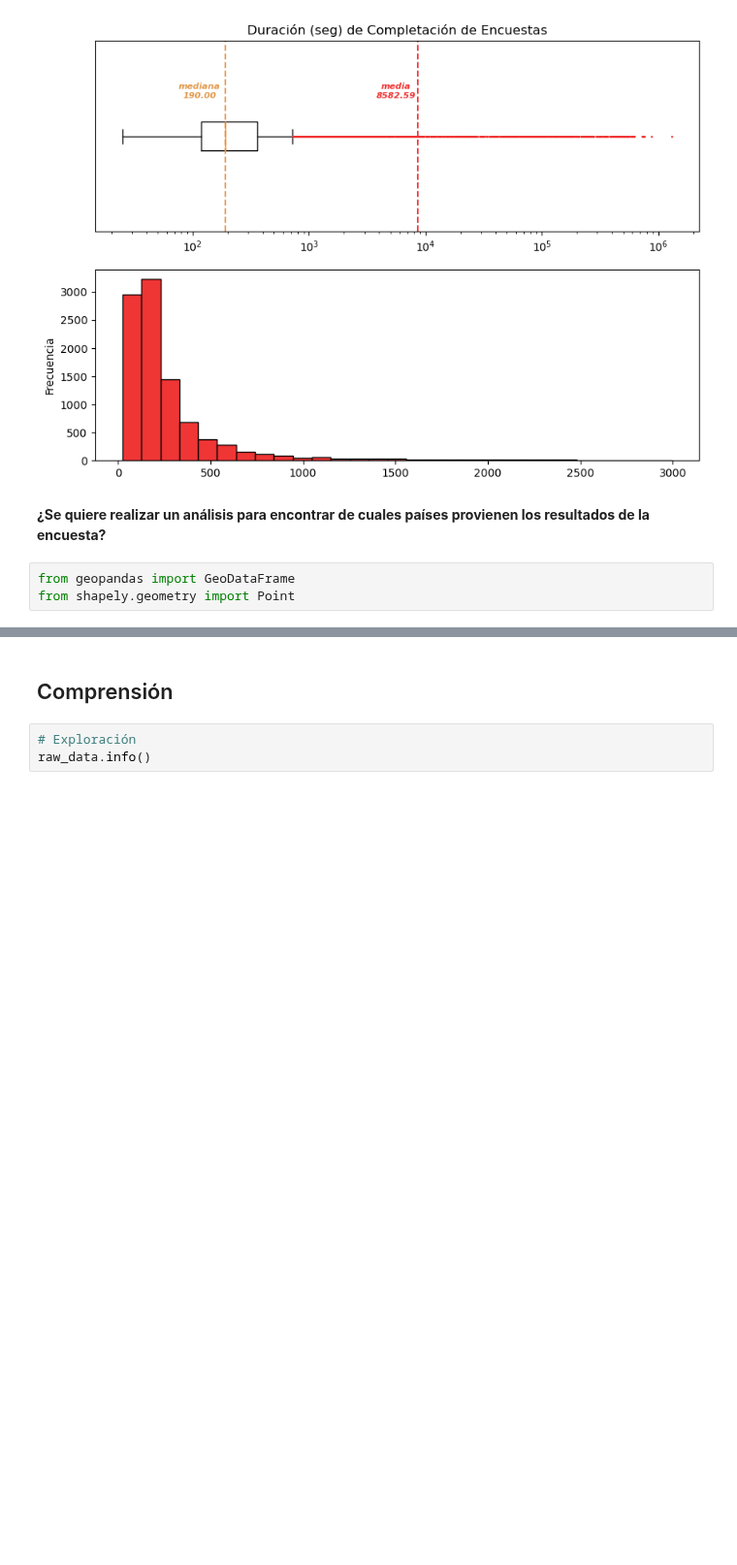
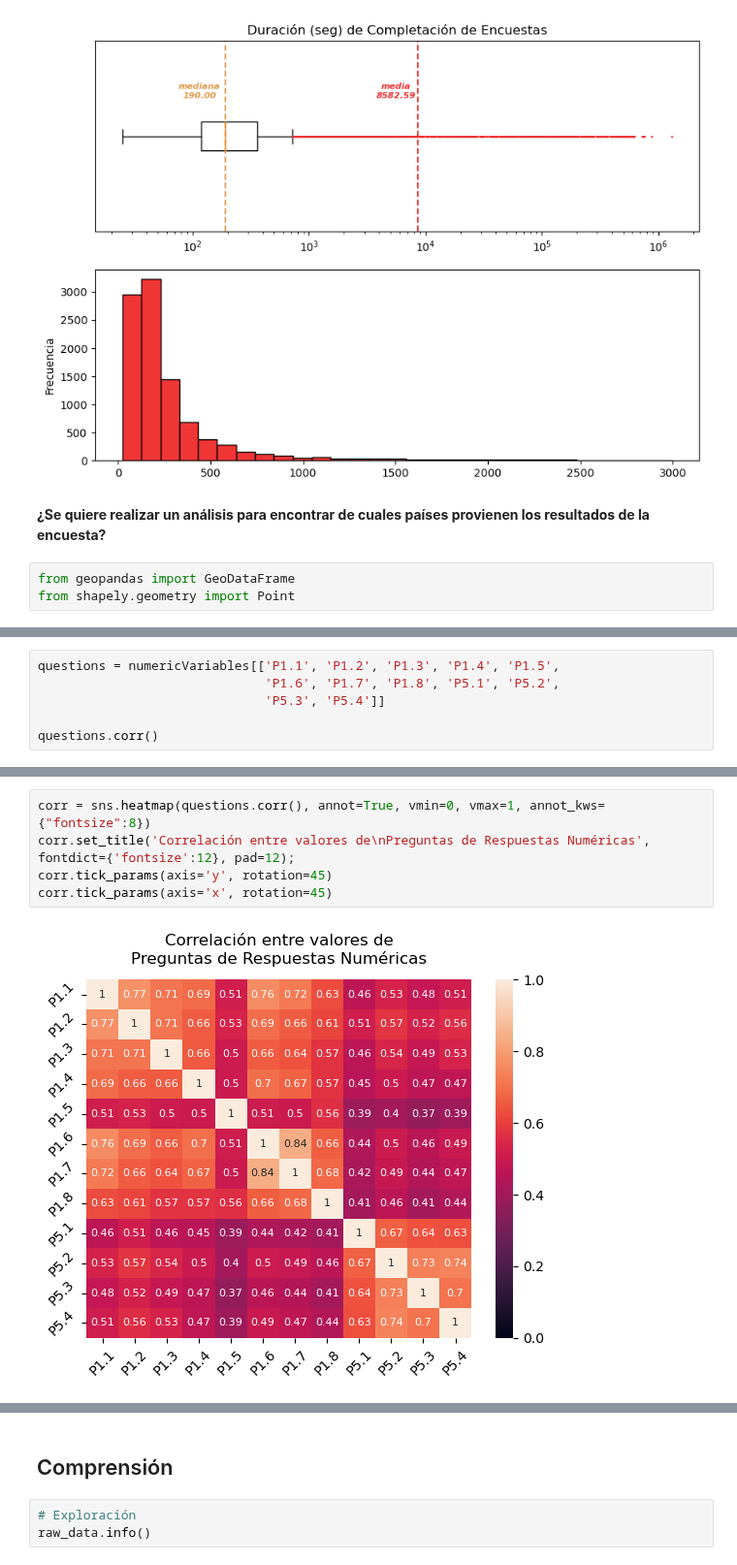
Before and after one commit to PameRuiz25/ActividadFormativaM2-Equipo2, a Jupyter notebook: proyecto1.ipynb, the cells around one changed output, grey strips where cells are left out. Shown at 97% size. Drawn from its saved outputs; the diff is of its cells as text; blank space fills up the shorter version.

Commit message:
Visualizacion Variables Cuantitativas

```diff
--- a/proyecto1.ipynb
+++ b/proyecto1.ipynb
@@ -348,0 +328,6 @@ The geopandas.dataset module is deprecated and will be removed in GeoPandas 1.0.
+# %%
+questions = numericVariables[['P1.1', 'P1.2', 'P1.3', 'P1.4', 'P1.5',
+                              'P1.6', 'P1.7', 'P1.8', 'P5.1', 'P5.2',
+                              'P5.3', 'P5.4']]
+
+questions.corr()
@@ -348,0 +372,7 @@ The geopandas.dataset module is deprecated and will be removed in GeoPandas 1.0.
+# %%
+corr = sns.heatmap(questions.corr(), annot=True, vmin=0, vmax=1, annot_kws={"fontsize":8})
+corr.set_title('Correlación entre valores de\nPreguntas de Respuestas Numéricas', fontdict={'fontsize':12}, pad=12);
+corr.tick_params(axis='y', rotation=45)
+corr.tick_params(axis='x', rotation=45)
+# %% [output]
+[figure, added]
```
Also changed, not shown: parts of 9 cells of this notebook.
